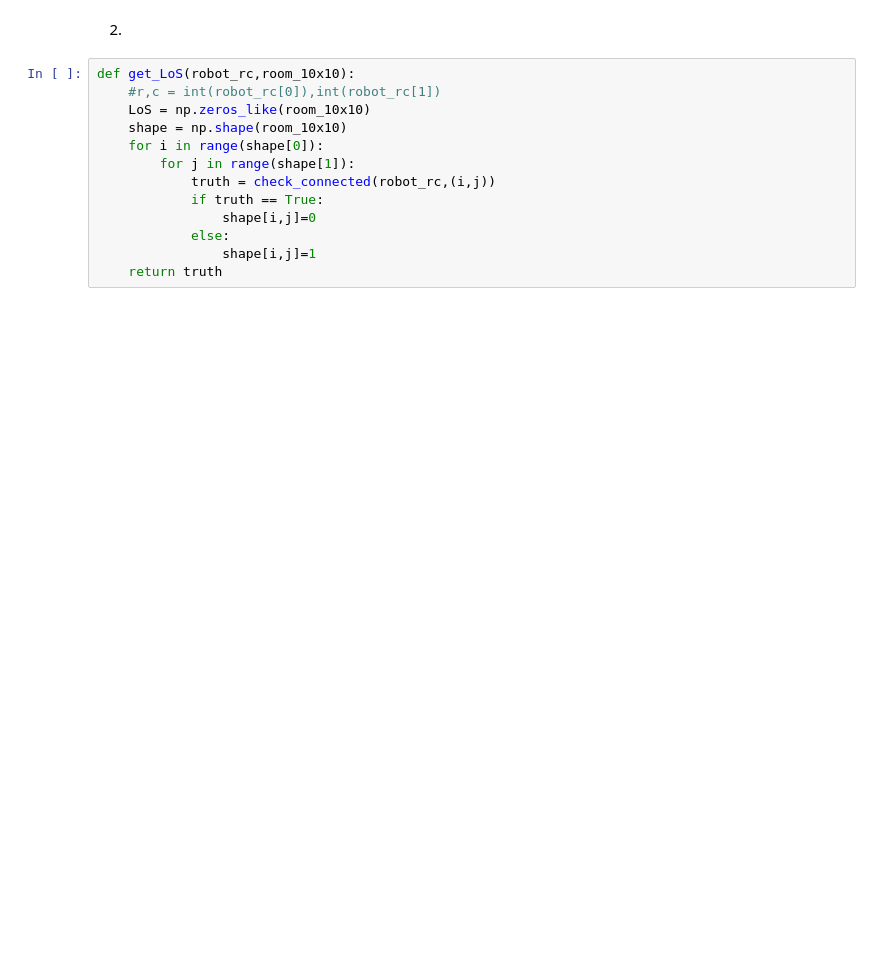
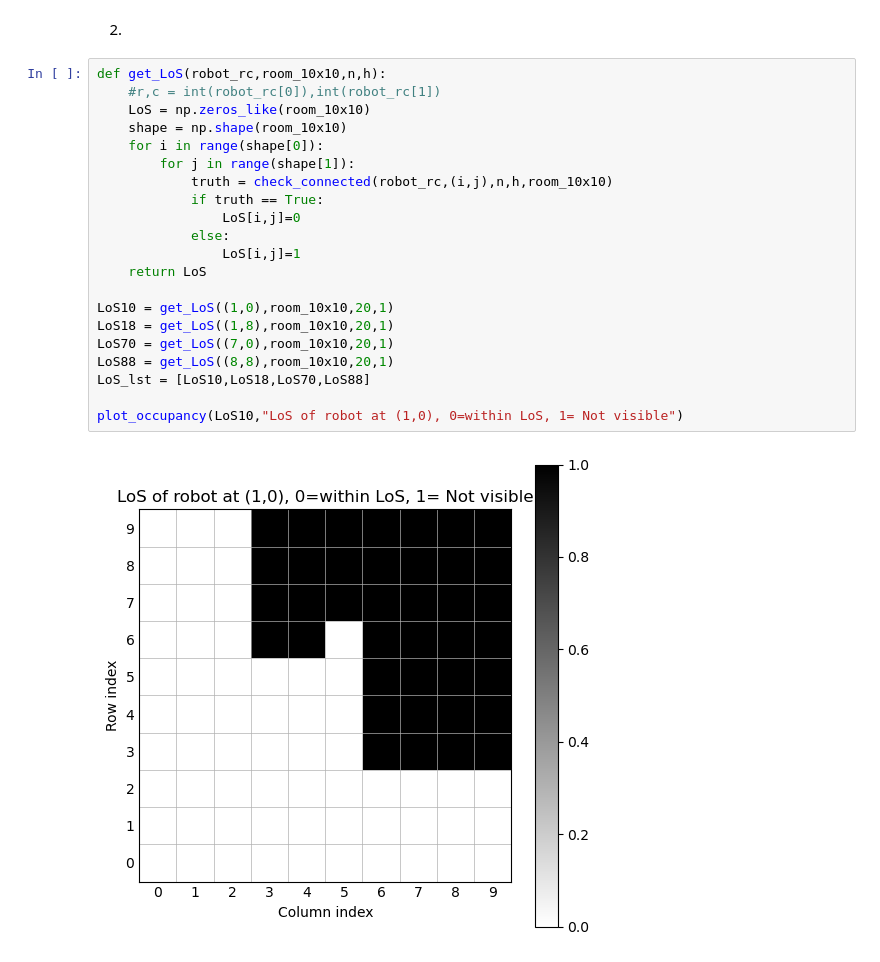
Before and after one commit to valentine-alia/MAE-6870, a Jupyter notebook: HW1_Files/HW1_Template.ipynb, the cells around one changed output. Cells and saved outputs as stored; diff of their text form; blank space fills up the shorter version.

```diff
--- a/HW1_Files/HW1_Template.ipynb
+++ b/HW1_Files/HW1_Template.ipynb
@@ -569,16 +583,26 @@ def measurement_prob(rc,room_10x10):
 # %% [markdown]
 2.
 # %%
-def get_LoS(robot_rc,room_10x10):
+def get_LoS(robot_rc,room_10x10,n,h):
     #r,c = int(robot_rc[0]),int(robot_rc[1])
     LoS = np.zeros_like(room_10x10)
     shape = np.shape(room_10x10)
     for i in range(shape[0]):
         for j in range(shape[1]):
-            truth = check_connected(robot_rc,(i,j))
+            truth = check_connected(robot_rc,(i,j),n,h,room_10x10)
             if truth == True:
-                shape[i,j]=0
+                LoS[i,j]=0
             else:
-                shape[i,j]=1
-    return truth
+                LoS[i,j]=1
+    return LoS
+
+LoS10 = get_LoS((1,0),room_10x10,20,1)
+LoS18 = get_LoS((1,8),room_10x10,20,1)
+LoS70 = get_LoS((7,0),room_10x10,20,1)
+LoS88 = get_LoS((8,8),room_10x10,20,1)
+LoS_lst = [LoS10,LoS18,LoS70,LoS88]
+
+plot_occupancy(LoS10,"LoS of robot at (1,0), 0=within LoS, 1= Not visible")
+# %% [output]
+[figure, added]
 # %%
```
Also changed, not shown: parts of 22 cells of this notebook.
